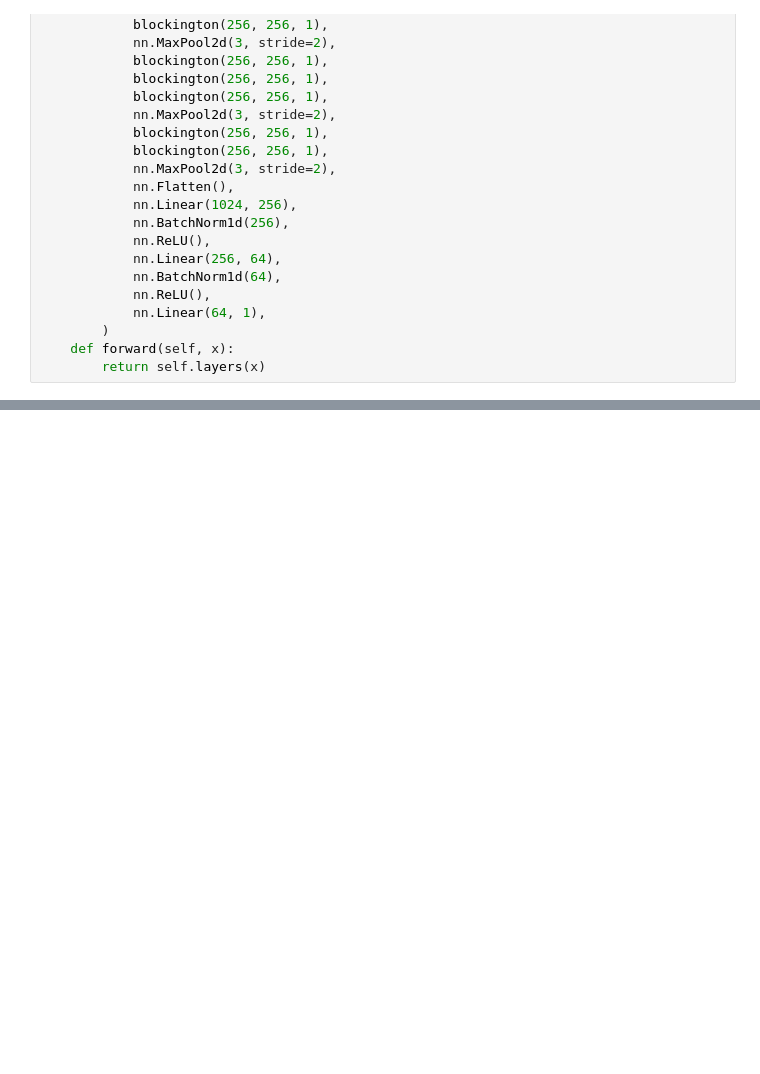
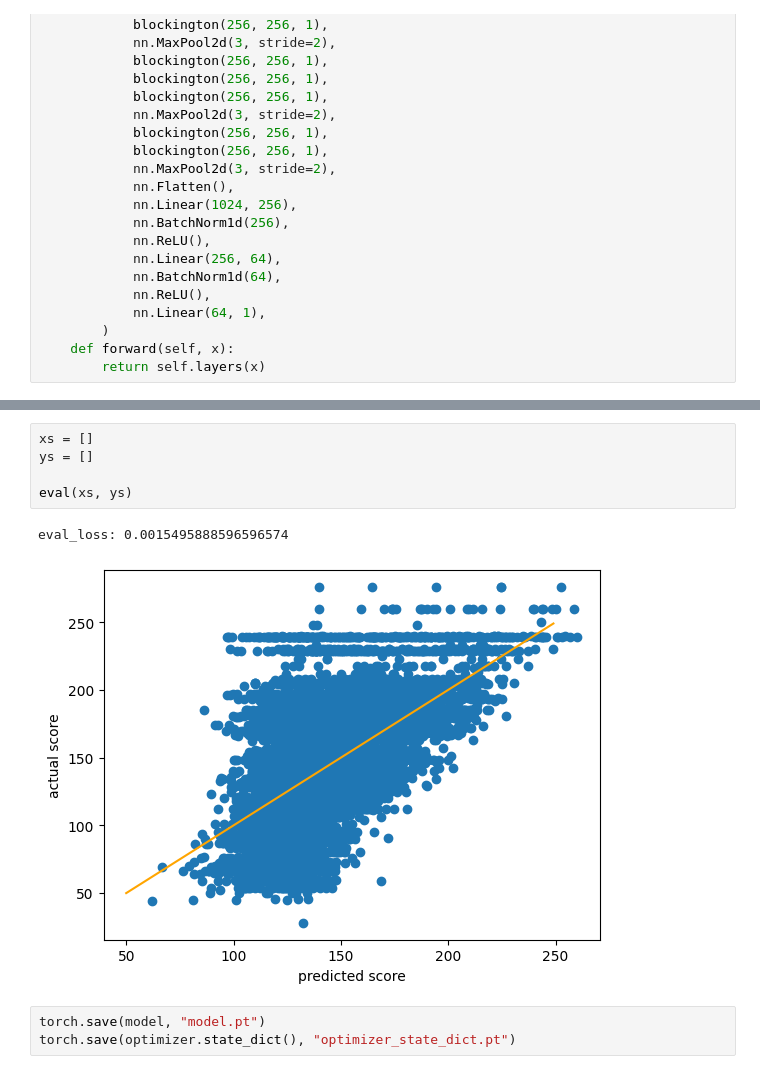
Before and after one commit to BradyWynn/snake, a Jupyter notebook: Snake.ipynb, the cells around one changed output, grey strips where cells are left out. Saved outputs shown, nothing was run; the diff lists cells and outputs as text; blank space fills up the shorter version.

```diff
--- a/Snake.ipynb
+++ b/Snake.ipynb
@@ -231,0 +189,11 @@ plt.plot(x[start:], c*x[start:]+b)
+# %%
+xs = []
+ys = []
+
+eval(xs, ys)
+# %% [output]
+eval_loss: 0.0015495888596596574
+[figure, added]
+# %%
+torch.save(model, "model.pt")
+torch.save(optimizer.state_dict(), "optimizer_state_dict.pt")
```
Also changed, not shown: parts of 14 cells of this notebook, 3 other files.
